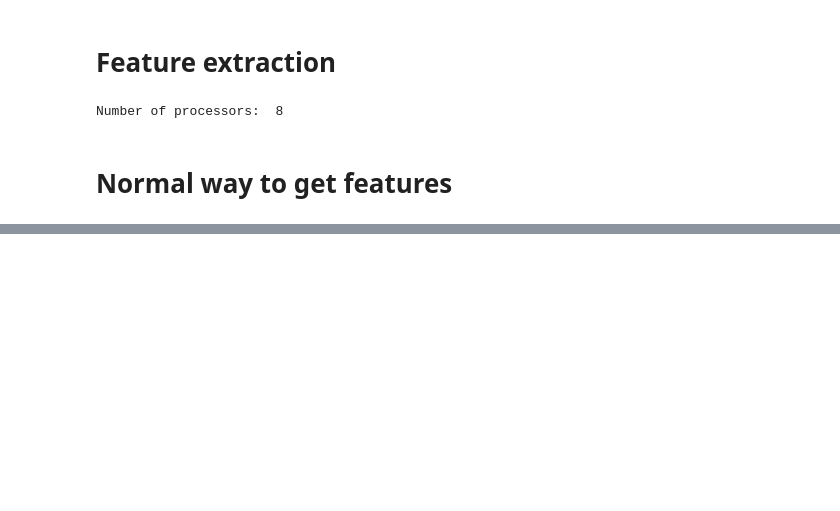
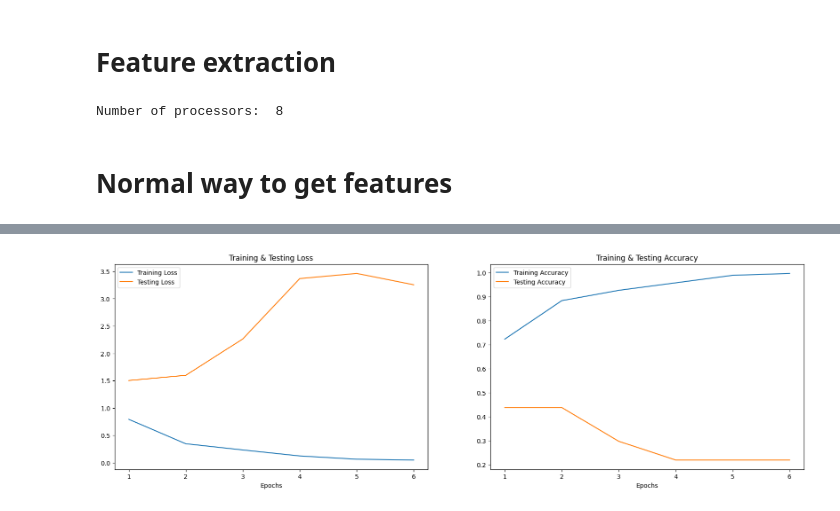
Before and after one commit to habibiramadhan/Speech-Emotion-Recognition---Model, a Jupyter notebook: model.ipynb, the cells around one changed output, grey strips where cells are left out. Drawn from its saved outputs; the diff is of its cells as text; code cells hidden in the pictures; blank space fills up the shorter version.

```diff
--- a/model.ipynb
+++ b/model.ipynb
@@ -348,0 +455,4 @@ FileNotFoundError: [Errno 2] No such file or directory: 'data/Actor_01\\03-01-01
+# %%
+#reshape for lstm
+X_train = x_train.reshape(x_train.shape[0] , x_train.shape[1] , 1)
+X_test = x_test.reshape(x_test.shape[0] , x_test.shape[1] , 1)
@@ -348,0 +652,15 @@ FileNotFoundError: [Errno 2] No such file or directory: 'data/Actor_01\\03-01-01
+# %%
+from keras.callbacks import ModelCheckpoint, EarlyStopping, ReduceLROnPlateau
+
+model_checkpoint = ModelCheckpoint('best_model1_weights.keras', monitor='val_accuracy', save_best_only=True)
+early_stop = EarlyStopping(monitor='val_accuracy', mode='max', patience=5, restore_best_weights=True)
+lr_reduction = ReduceLROnPlateau(monitor='val_accuracy', patience=3, verbose=1, factor=0.5, min_lr=0.00001)
+# %%
+history = model.fit(
+    x_traincnn,
+    y_train,
+    epochs=100,  # Adjust as needed
+    batch_size=32,  # Adjust as needed
+    validation_split=0.2,  # Using 20% of training data for validation
+    callbacks=[model_checkpoint, early_stop, lr_reduction]
+)
@@ -348,0 +682,29 @@ FileNotFoundError: [Errno 2] No such file or directory: 'data/Actor_01\\03-01-01
+# %%
+print("Akurasi model pada data uji: ", model.evaluate(x_testcnn, y_test)[1] * 100, "%")
+
+# Get the actual number of epochs from the history
+epochs = range(1, len(history.history['accuracy']) + 1)
+
+fig, ax = plt.subplots(1, 2, figsize=(20, 6))
+
+train_acc = history.history['accuracy']
+train_loss = history.history['loss']
+test_acc = history.history['val_accuracy']
+test_loss = history.history['val_loss']
+
+# Plot untuk Training & Testing Loss
+ax[0].plot(epochs, train_loss, label='Training Loss')
+ax[0].plot(epochs, test_loss, label='Testing Loss')
+ax[0].set_title('Training & Testing Loss')
+ax[0].legend()
+ax[0].set_xlabel("Epochs")
+
+# Plot untuk Training & Testing Accuracy
+ax[1].plot(epochs, train_acc, label='Training Accuracy')
+ax[1].plot(epochs, test_acc, label='Testing Accuracy')
+ax[1].set_title('Training & Testing Accuracy')
+ax[1].legend()
+ax[1].set_xlabel("Epochs")
+
+plt.show()
+# %% [output]
@@ -348,0 +713 @@ FileNotFoundError: [Errno 2] No such file or directory: 'data/Actor_01\\03-01-01
+[figure, added]
```
Also changed, not shown: parts of 38 cells of this notebook, 5 other files.
